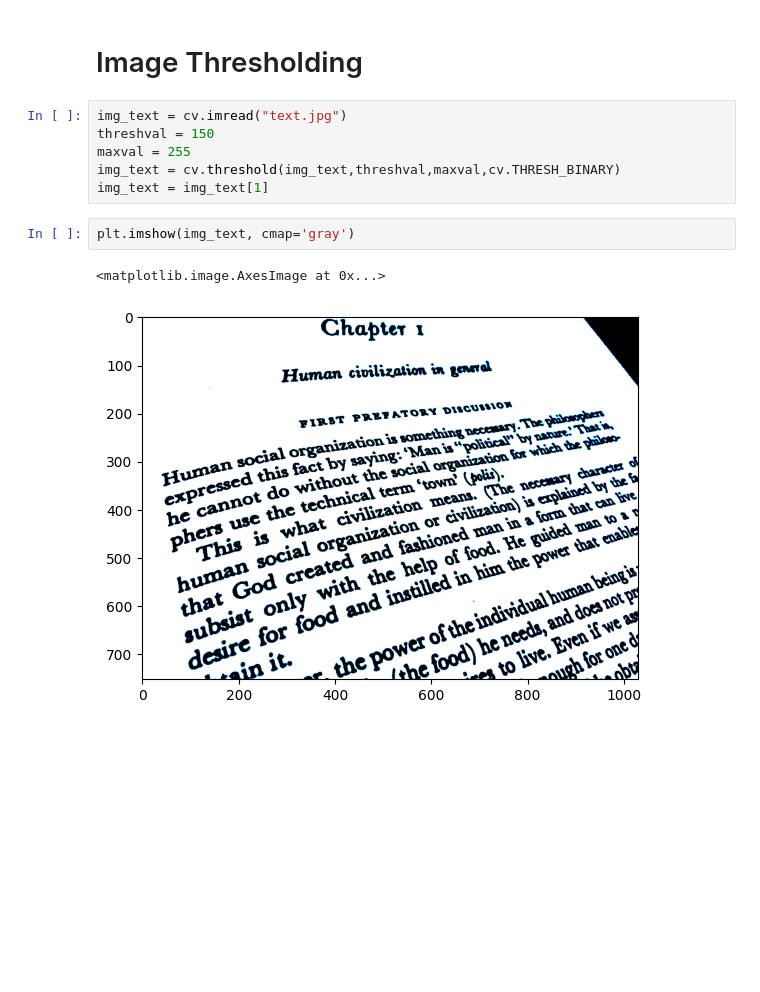
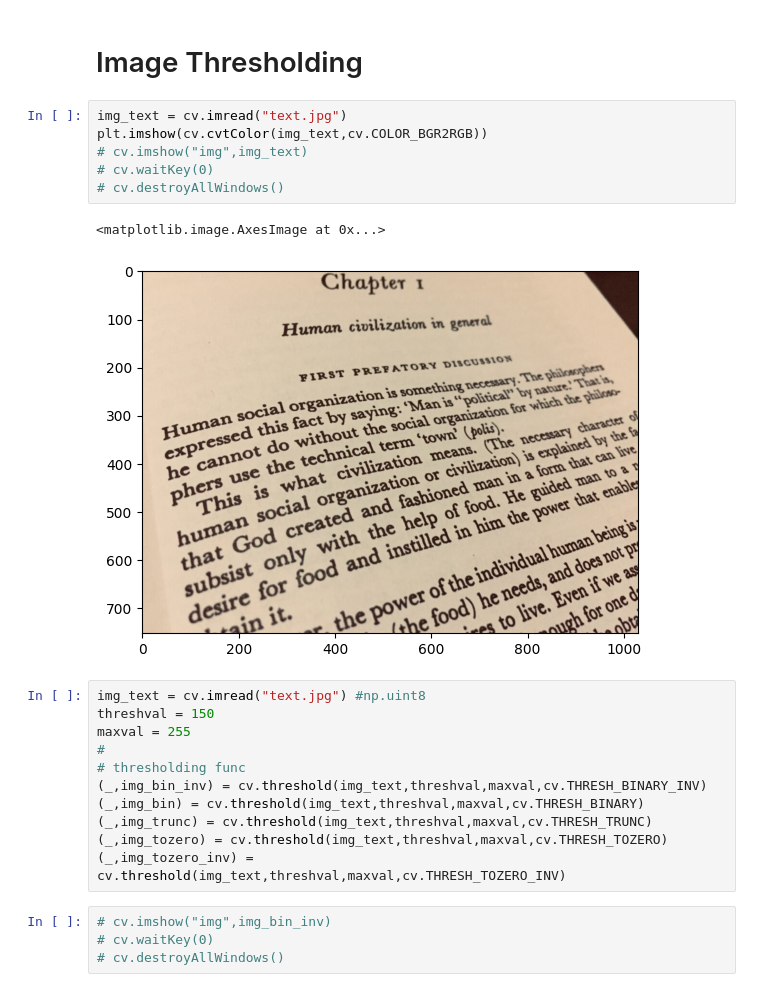
Before and after one commit to Mettikodeva/kombo_cv_training, a Jupyter notebook: 1-image_representation.ipynb, the cells around one changed output. Drawn from its saved outputs; the diff is of its cells as text; blank space fills up the shorter version.

```diff
--- a/1-image_representation.ipynb
+++ b/1-image_representation.ipynb
@@ -58,14 +65,27 @@ plt.show()
 # cv.destroyAllWindows()
 # %% [markdown]
 # Image Thresholding
+# %%
+img_text = cv.imread("text.jpg")
+plt.imshow(cv.cvtColor(img_text,cv.COLOR_BGR2RGB))
+# cv.imshow("img",img_text)
+# cv.waitKey(0)
+# cv.destroyAllWindows()
+# %% [output]
+<matplotlib.image.AxesImage at 0x...>
+[figure, added]
 # %%
-img_text = cv.imread("text.jpg")
+img_text = cv.imread("text.jpg") #np.uint8
 threshval = 150
 maxval = 255
-img_text = cv.threshold(img_text,threshval,maxval,cv.THRESH_BINARY)
-img_text = img_text[1]
+#
+# thresholding func
+(_,img_bin_inv) = cv.threshold(img_text,threshval,maxval,cv.THRESH_BINARY_INV)
+(_,img_bin) = cv.threshold(img_text,threshval,maxval,cv.THRESH_BINARY)
+(_,img_trunc) = cv.threshold(img_text,threshval,maxval,cv.THRESH_TRUNC)
+(_,img_tozero) = cv.threshold(img_text,threshval,maxval,cv.THRESH_TOZERO)
+(_,img_tozero_inv) = cv.threshold(img_text,threshval,maxval,cv.THRESH_TOZERO_INV)
-# %%
-plt.imshow(img_text, cmap='gray')
-# %% [output]
-<matplotlib.image.AxesImage at 0x...>
-[figure, removed]
+# %%
+# cv.imshow("img",img_bin_inv)
+# cv.waitKey(0)
+# cv.destroyAllWindows()
```
Also changed, not shown: parts of 5 cells of this notebook.
